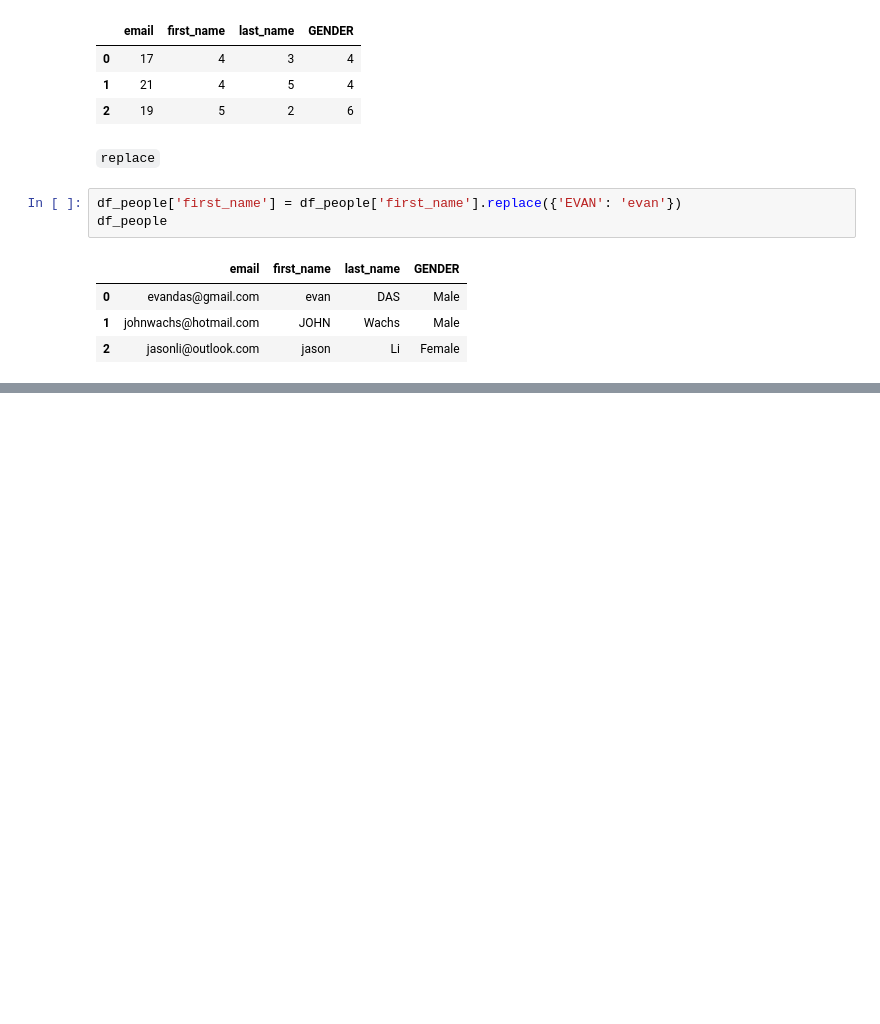
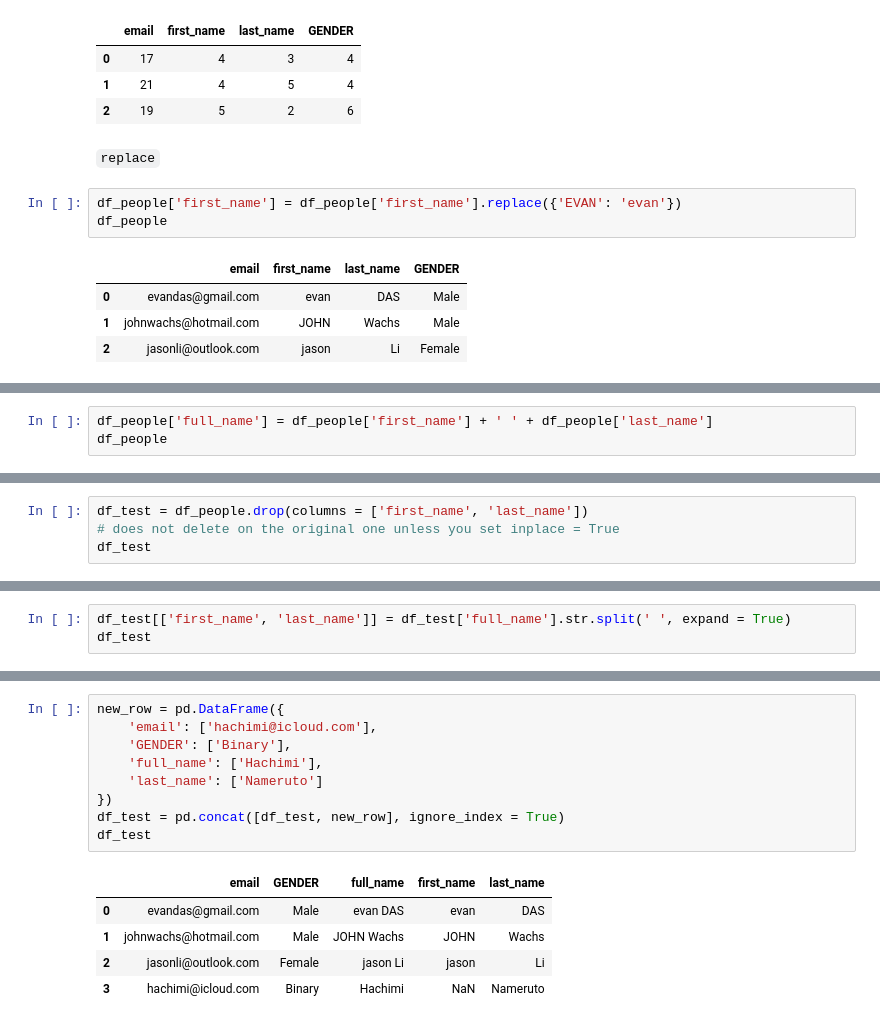
Before and after one commit to XiyueYuan/Data_Analysis, a Jupyter notebook: Book1.ipynb, the cells around one changed output, grey strips where cells are left out. Saved outputs shown, nothing was run; the diff lists cells and outputs as text; blank space fills up the shorter version.

```diff
--- a/Book1.ipynb
+++ b/Book1.ipynb
@@ -223,0 +233,3 @@ df_people
+# %%
+df_people['full_name'] = df_people['first_name'] + ' ' + df_people['last_name']
+df_people
@@ -223,0 +243,4 @@ df_people
+# %%
+df_test = df_people.drop(columns = ['first_name', 'last_name'])
+# does not delete on the original one unless you set inplace = True
+df_test
@@ -223,0 +254,3 @@ df_people
+# %%
+df_test[['first_name', 'last_name']] = df_test['full_name'].str.split(' ', expand = True)
+df_test
@@ -223,0 +268,15 @@ df_people
+# %%
+new_row = pd.DataFrame({
+    'email': ['hachimi@icloud.com'],
+    'GENDER': ['Binary'],
+    'full_name': ['Hachimi'],
+    'last_name': ['Nameruto']
+})
+df_test = pd.concat([df_test, new_row], ignore_index = True)
+df_test
+# %% [output]
+|  | email | GENDER | full_name | first_name | last_name |
+| 0 | evandas@gmail.com | Male | evan DAS | evan | DAS |
+| 1 | johnwachs@hotmail.com | Male | JOHN Wachs | JOHN | Wachs |
+| 2 | jasonli@outlook.com | Female | jason Li | jason | Li |
+| 3 | hachimi@icloud.com | Binary | Hachimi | NaN | Nameruto |
```
Also changed, not shown: parts of 12 cells of this notebook, 1 other file.
